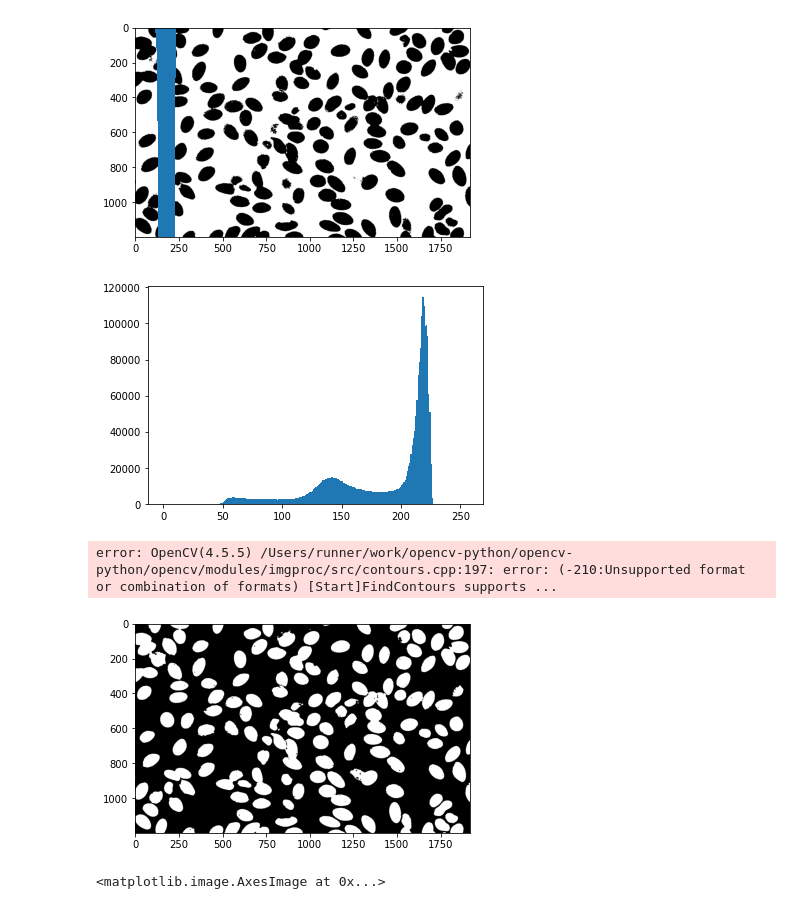
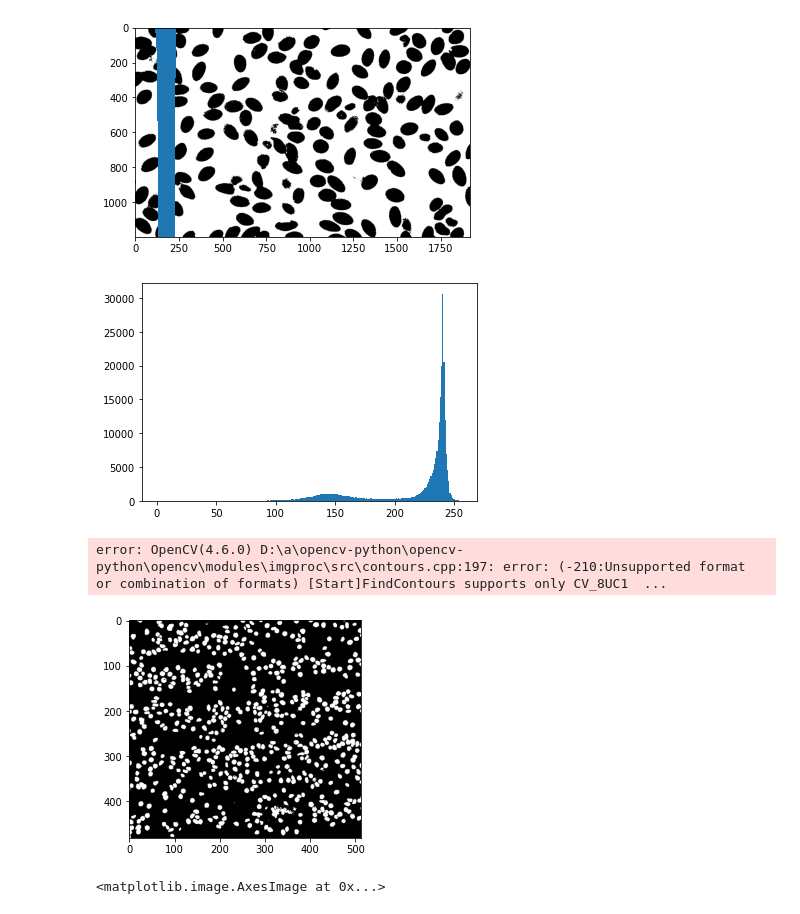
Before and after one commit to Riewww/bachelor, a Jupyter notebook: test.ipynb, the cells around one changed output. Drawn from its saved outputs; the diff is of its cells as text; code cells hidden in the pictures.

```diff
--- a/test.ipynb
+++ b/test.ipynb
@@ -109,7 +100,7 @@ from matplotlib import pyplot as plt
 import math
 
 
-img = cv2.imread("/Users/rieke/Desktop/blood smears/Image_2515.tif")
+img = cv2.imread(r"C:\Users\rieke\Desktop\bloodsmears\Image_0054.jpeg")
 #plt.hist(img.ravel(),256,[0,256]); plt.show()
 
 original = img.copy()
@@ -124,36 +115,36 @@ ret,tresh = cv2.threshold(gray,0,255,cv2.THRESH_BINARY_INV+cv2.THRESH_OTSU)
 plt.imshow(tresh, cmap ="gray")
 # noise removal
 
 tresh = ret > 120
 
 contours, hierarchy = cv2.findContours(tresh,
                                        cv2.RETR_LIST,
                                        cv2.CHAIN_APPROX_NONE)
 img_contour = cv2.drawContours(gray, contours, -1, (0, 255, 0), 3)
 print(len(contours))
 plt.imshow(img_contour, cmap= "brg")
 # sure background area
 sure_bg = cv2.dilate(opening,kernel,iterations=3)
 # Finding sure foreground area
 dist_transform = cv2.distanceTransform(opening,cv2.DIST_L2,5)
 ret, sure_fg = cv2.threshold(dist_transform,0.7*dist_transform.max(),255,0)
 # Finding unknown region
 sure_fg = np.uint8(sure_fg)
 unknown = cv2.subtract(sure_bg,sure_fg)
 # Marker labelling
 ret, markers = cv2.connectedComponents(sure_fg)
 
 # Add one to all labels so that sure background is not 0, but 1
 markers = markers+1
 # Now, mark the region of unknown with zero
 markers[unknown==255] = 0
 
 markers = cv2.watershed(img,markers)
 img[markers == -1] = [255,0,0]
 # %% [output]
-[figure, old version]
+[figure, new version]
-error: OpenCV(4.5.5) /Users/runner/work/opencv-python/opencv-python/opencv/modules/imgproc/src/contours.cpp:197: error: (-210:Unsupported format or combination of formats) [Start]FindContours supports ...
+error: OpenCV(4.6.0) D:\a\opencv-python\opencv-python\opencv\modules\imgproc\src\contours.cpp:197: error: (-210:Unsupported format or combination of formats) [Start]FindContours supports only CV_8UC1  ...
-[figure, old version]
+[figure, new version]
 # %%
 
 hsv_lower = np.array([156,60,0])
```
Also changed, not shown: parts of 3 cells of this notebook, 1 other file.
